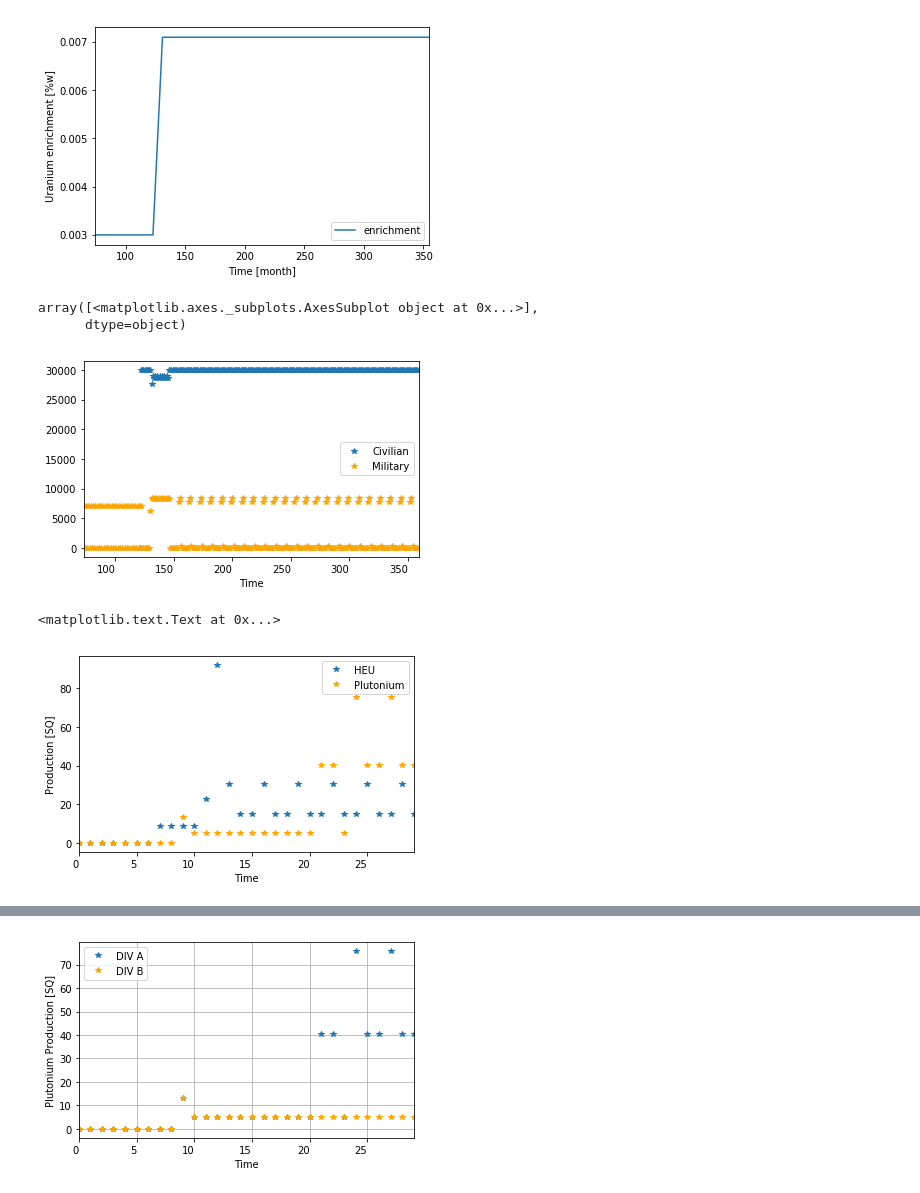
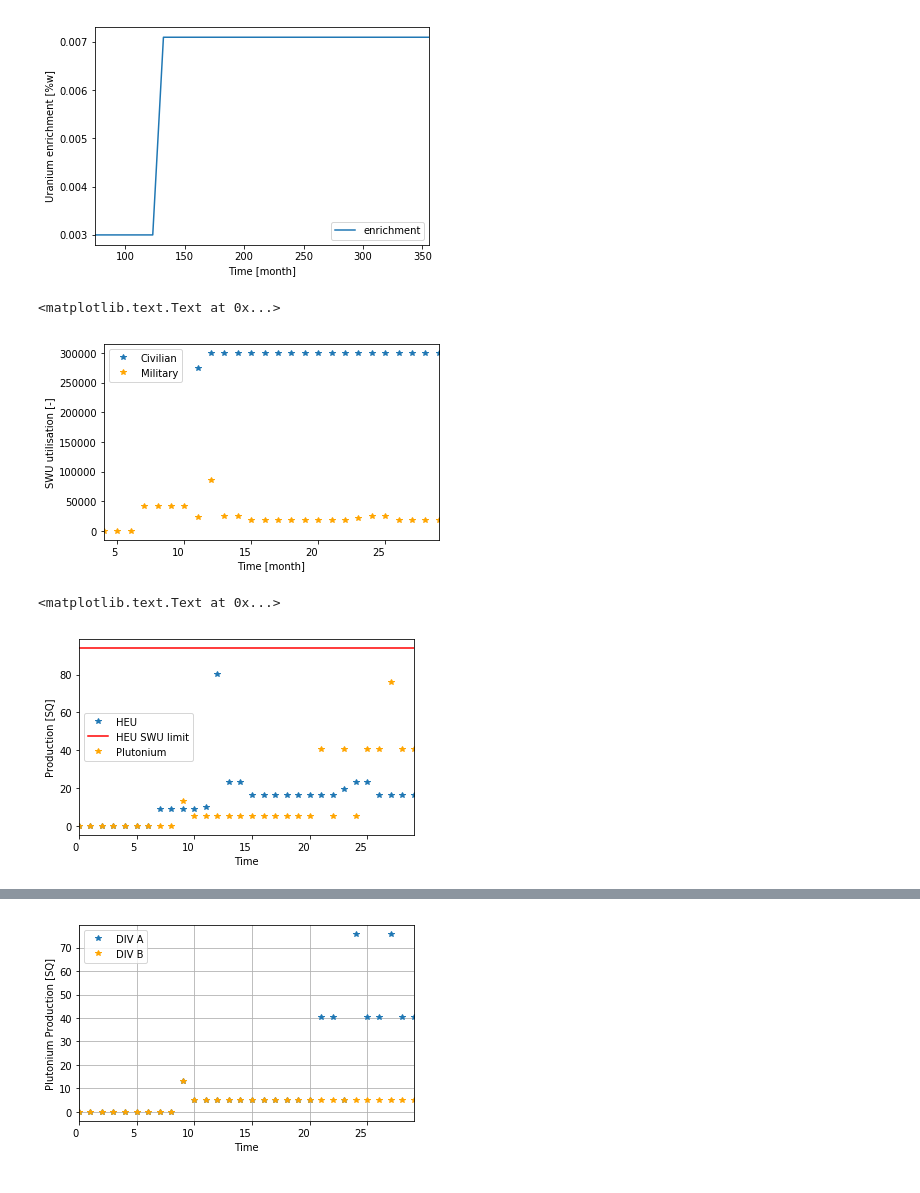
Before and after one commit to a-co/synthetic_history, a Jupyter notebook: Div.ipynb, the cells around one changed output, grey strips where cells are left out. Saved outputs shown, nothing was run; the diff lists cells and outputs as text; code cells hidden in the pictures.

Commit message:
working civilian v1

```diff
--- a/Div.ipynb
+++ b/Div.ipynb
@@ -93,17 +97,21 @@ plt.xlabel('Time [month]')
 # %%
 SWU_civ = SWU(ev_, facilities=['civ_enrichment'])
 SWU_mil = SWU(ev_, facilities=['mil_enrichment'])
+SWU_civ = SWU_civ[SWU_civ['Value']<1e50]
 
-ax = SWU_civ[SWU_civ['Value']<1e50].plot(subplots=True, x='Time', y='Value', style='*', label='Civilian')
-SWU_mil[SWU_mil['Value']<1e50].plot(subplots=True, ax=ax, x='Time', y='Value', style='*', color='orange', label='Military')
+ax = cyh.month2year(SWU_civ, 1, 12, 'Value').plot(subplots=True, x='Time', y='Value', style='*', label='Civilian')
+
+cyh.month2year(SWU_mil[SWU_mil['Value']<1e50], 1, 12, 'Value').plot(subplots=True, ax=ax, x='Time', y='Value', style='*', color='orange', label='Military')
+plt.ylabel('SWU utilisation [-]')
+plt.xlabel('Time [month]')
 # %% [output]
-array([<matplotlib.axes._subplots.AxesSubplot object at 0x...>],
-      dtype=object)
+<matplotlib.text.Text at 0x...>
-[figure, old version]
+[figure, new version]
 # %%
 heu_prod = tm.transactions(ev_, senders = ['mil_enrichment'], receivers=['mil_str_fiss'])
 heu_prod['Mass'] *= 1/25.
 ax = cyh.month2year(heu_prod, 1, 12).plot(subplots=True, x='Time', y='Mass', style='*', label = 'HEU')
+plt.axhline(y=196/25.*12., color='r', linestyle='-', label='HEU SWU limit')
 
 
 pu_prod = tm.transactions(ev_, senders=['reprocessing'], receivers=['mil_str_fiss'])
@@ -113,4 +121,4 @@ cyh.month2year(pu_prod, 1, 12).plot(subplots=True, color='orange', ax = ax, x='T
 plt.ylabel('Production [SQ]')
 # %% [output]
 <matplotlib.text.Text at 0x...>
-[figure, old version]
+[figure, new version]
```
Also changed, not shown: parts of 7 cells of this notebook, 10 other files.
